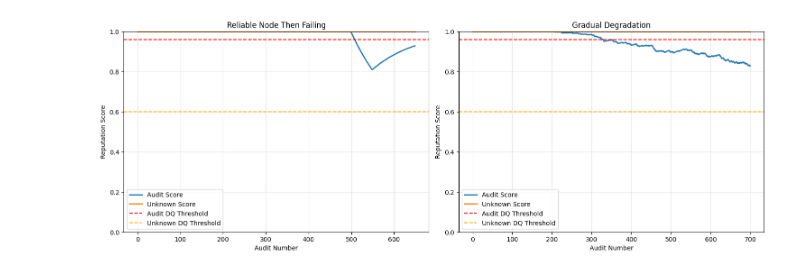
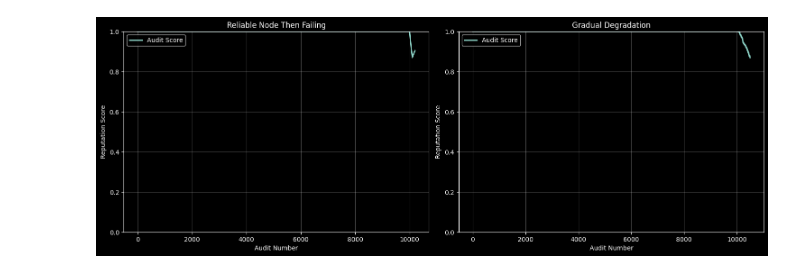
Before and after one commit to storb-tech/storb-research, a Jupyter notebook: node_rep_sim.ipynb, the cells around one changed output. Cells and saved outputs as stored; diff of their text form; code cells hidden in the pictures.

Commit message:
sim 192 nodes

```diff
--- a/node_rep_sim.ipynb
+++ b/node_rep_sim.ipynb
@@ -2,22 +2,21 @@
 import numpy as np
 import matplotlib.pyplot as plt
 
+# by default make matplotlib use dark mode
+plt.style.use('dark_background')
+
 class NodeReputationSimulator:
     def __init__(self):
         # Configuration from satellite/reputation/config.go
-        self.audit_lambda = 0.99
-        self.unknown_audit_lambda = 0.95
+        self.audit_lambda = 0.997
         self.audit_weight = 1.0
         self.audit_dq = 0.96
-        self.unknown_audit_dq = 0.6
         self.initial_alpha = 1000.0
         self.initial_beta = 0.0
 
         # Initialize reputation
         self.audit_alpha = self.initial_alpha
         self.audit_beta = self.initial_beta
-        self.unknown_audit_alpha = 1.0
-        self.unknown_audit_beta = 0.0
 
         self.history = []
 
@@ -29,38 +28,25 @@ class NodeReputationSimulator:
         return beta, alpha
 
     def apply_audit_result(self, result_type):
-        """Apply audit results: 'success', 'failure', 'unknown', 'offline'"""
+        """Apply audit results: 'success', 'failure', 'offline'"""
         if result_type == 'failure':
             self.audit_beta, self.audit_alpha = self.update_reputation_multiple(
                 self.audit_beta, self.audit_alpha, self.audit_lambda, self.audit_weight, False
             )
-        elif result_type == 'unknown':
-            self.unknown_audit_beta, self.unknown_audit_alpha = self.update_reputation_multiple(
-                self.unknown_audit_beta, self.unknown_audit_alpha,
-                self.unknown_audit_lambda, self.audit_weight, False
-            )
-        elif result_type == 'success':
-            # Success improves both normal and unknown reputation
+        else:
+            # Success improves reputation
             self.audit_beta, self.audit_alpha = self.update_reputation_multiple(
                 self.audit_beta, self.audit_alpha, self.audit_lambda, self.audit_weight, True
-            )
-            self.unknown_audit_beta, self.unknown_audit_alpha = self.update_reputation_multiple(
-                self.unknown_audit_beta, self.unknown_audit_alpha,
-                self.unknown_audit_lambda, self.audit_weight, True
             )
 
         # Record current state
         audit_score = self.audit_alpha / (self.audit_alpha + self.audit_beta)
-        unknown_score = self.unknown_audit_alpha / (self.unknown_audit_alpha + self.unknown_audit_beta)
 
         self.history.append({
             'audit_score': audit_score,
-            'unknown_score': unknown_score,
             'audit_alpha': self.audit_alpha,
             'audit_beta': self.audit_beta,
-            'unknown_alpha': self.unknown_audit_alpha,
-            'unknown_beta': self.unknown_audit_beta,
-            'disqualified': audit_score <= self.audit_dq or unknown_score <= self.unknown_audit_dq
+            'disqualified': audit_score <= self.audit_dq
         })
 
     def simulate_scenario(self, scenario_name, events):
@@ -73,7 +59,7 @@ class NodeReputationSimulator:
             if len(self.history) % 50 == 0:  # Print every 50 audits
                 last = self.history[-1]
                 print(f"Audit {len(self.history)}: Score={last['audit_score']:.4f}, "
-                      f"Unknown={last['unknown_score']:.4f}, DQ={last['disqualified']}")
+                      f"DQ={last['disqualified']}")
 
         return self.history
 
@@ -81,31 +67,18 @@ class NodeReputationSimulator:
 def scenario_reliable_then_failing():
     events = []
     # 500 successful audits (building good reputation)
-    events.extend([{'type': 'success'} for _ in range(500)])
+    events.extend([{'type': 'success'} for _ in range(10000)])
     # Sudden failure period - 50 failures
-    events.extend([{'type': 'failure'} for _ in range(50)])
+    events.extend([{'type': 'failure'} for _ in range(100)])
     # Try to recover with successes
     events.extend([{'type': 'success'} for _ in range(100)])
-    return events
-
-# Scenario 2: Node with intermittent unknown errors
-def scenario_unknown_errors():
-    events = []
-    # Start with good reputation
-    events.extend([{'type': 'success'} for _ in range(200)])
-    # Period of unknown errors (timeouts)
-    for _ in range(100):
-        if np.random.random() < 0.3:  # 30% unknown error rate
-            events.append({'type': 'unknown'})
-        else:
-            events.append({'type': 'success'})
     return events
 
 # Scenario 3: Gradual degradation
 def scenario_gradual_degradation():
     events = []
     # Start reliable
-    events.extend([{'type': 'success'} for _ in range(200)])
+    events.extend([{'type': 'success'} for _ in range(10000)])
 
     # Gradually increase failure rate
     for phase in range(10):
@@ -122,7 +95,6 @@ simulator = NodeReputationSimulator()
 
 scenarios = [
     ("Reliable Node Then Failing", scenario_reliable_then_failing()),
-    # ("Unknown Errors", scenario_unknown_errors()),
     ("Gradual Degradation", scenario_gradual_degradation())
 ]
 
@@ -133,12 +105,9 @@ for i, (name, events) in enumerate(scenarios):
 
     plt.subplot(2, 2, i+1)
     audit_scores = [h['audit_score'] for h in history]
-    unknown_scores = [h['unknown_score'] for h in history]
 
     plt.plot(audit_scores, label='Audit Score', linewidth=2)
-    plt.plot(unknown_scores, label='Unknown Score', linewidth=2)
-    plt.axhline(y=0.96, color='red', linestyle='--', label='Audit DQ Threshold')
-    plt.axhline(y=0.6, color='orange', linestyle='--', label='Unknown DQ Threshold')
+    # plt.axhline(y=0.96, color='red', linestyle='--', label='Audit DQ Threshold')
 
     plt.title(name)
     plt.xlabel('Audit Number')
@@ -158,7 +127,6 @@ for name, events in scenarios:
 
     print(f"\n{name} Final Results:")
     print(f"  Final Audit Score: {final['audit_score']:.4f}")
-    print(f"  Final Unknown Score: {final['unknown_score']:.4f}")
     print(f"  Disqualified: {final['disqualified']}")
     if dq_point:
         print(f"  Disqualified at audit: {dq_point + 1}")
@@ -183,2 +151,2 @@ Audit 700: Score=0.8280, Unknown=1.0000, DQ=True
-[figure, old version]
+[figure, new version]
 === Reliable Node Then Failing ===
```
Also changed, not shown: parts of 2 cells of this notebook.
